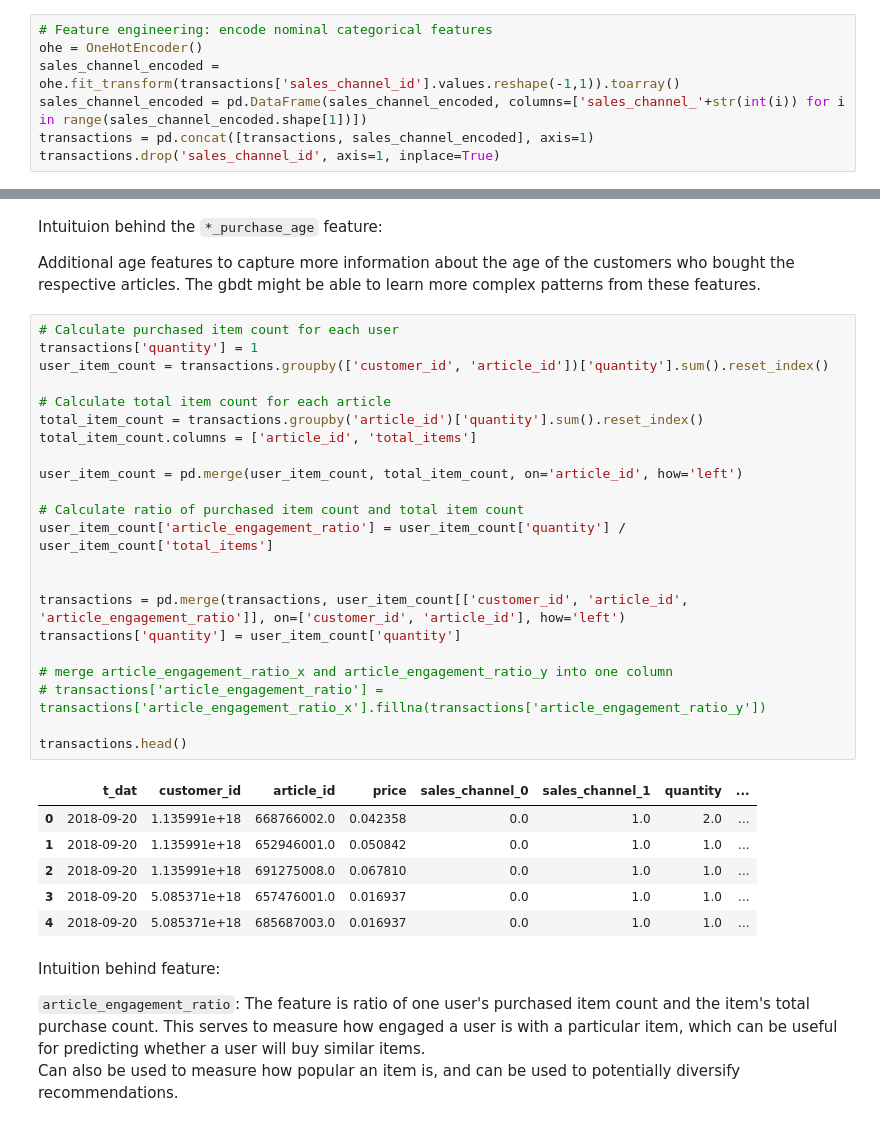
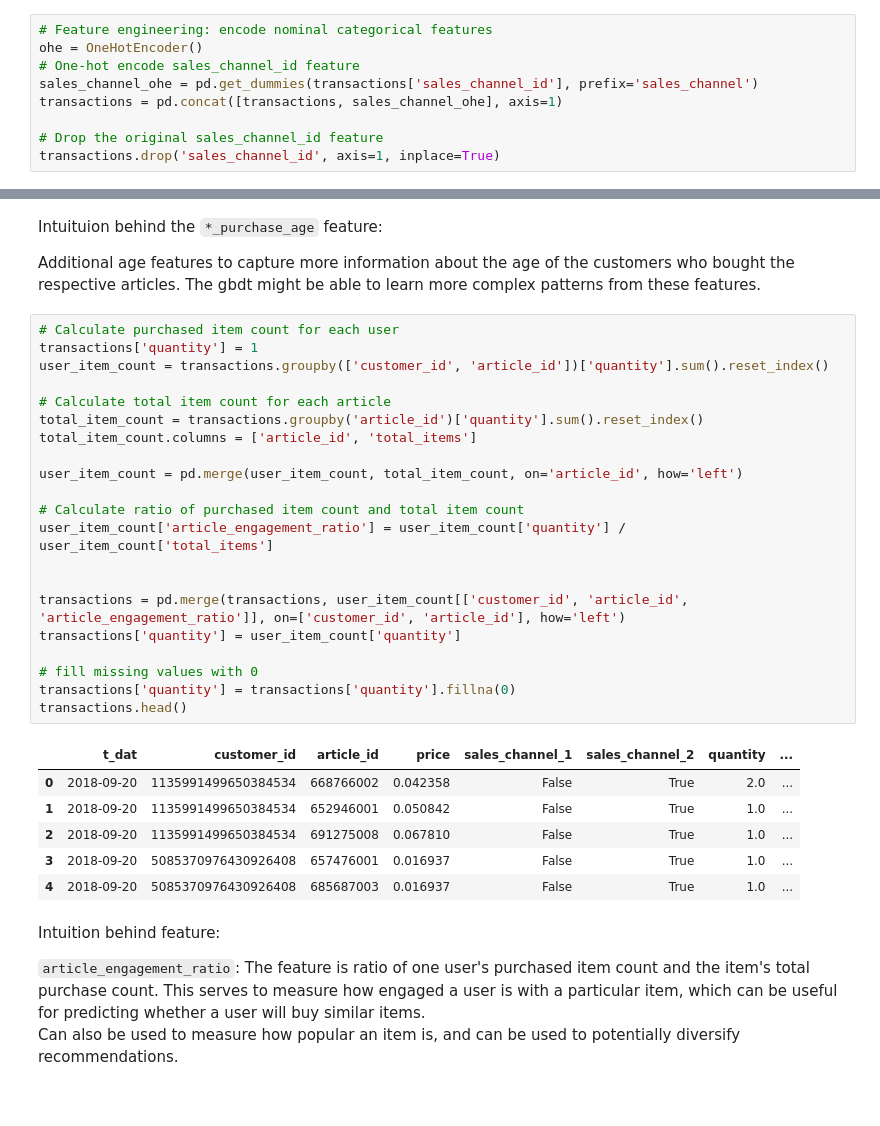
Before and after one commit to Afats/HnM-recco, a Jupyter notebook: hnm-notebook.ipynb, the cells around one changed output, grey strips where cells are left out. Saved outputs shown, nothing was run; the diff lists cells and outputs as text.

Commit message:
missing values fix

```diff
--- a/hnm-notebook.ipynb
+++ b/hnm-notebook.ipynb
@@ -502,7 +532,9 @@ customers.head()
 # %%
 # Feature engineering: encode nominal categorical features
 ohe = OneHotEncoder()
-sales_channel_encoded = ohe.fit_transform(transactions['sales_channel_id'].values.reshape(-1,1)).toarray()
-sales_channel_encoded = pd.DataFrame(sales_channel_encoded, columns=['sales_channel_'+str(int(i)) for i in range(sales_channel_encoded.shape[1])])
-transactions = pd.concat([transactions, sales_channel_encoded], axis=1)
+# One-hot encode sales_channel_id feature
+sales_channel_ohe = pd.get_dummies(transactions['sales_channel_id'], prefix='sales_channel')
+transactions = pd.concat([transactions, sales_channel_ohe], axis=1)
+
+# Drop the original sales_channel_id feature
 transactions.drop('sales_channel_id', axis=1, inplace=True)
@@ -608,32 +647,31 @@ Additional age features to capture more information about the age of the custome
 # %%
 # Calculate purchased item count for each user
 transactions['quantity'] = 1
 user_item_count = transactions.groupby(['customer_id', 'article_id'])['quantity'].sum().reset_index()
 
 # Calculate total item count for each article
 total_item_count = transactions.groupby('article_id')['quantity'].sum().reset_index()
 total_item_count.columns = ['article_id', 'total_items']
 
 user_item_count = pd.merge(user_item_count, total_item_count, on='article_id', how='left')
 
 # Calculate ratio of purchased item count and total item count
 user_item_count['article_engagement_ratio'] = user_item_count['quantity'] / user_item_count['total_items']
 
 
 transactions = pd.merge(transactions, user_item_count[['customer_id', 'article_id', 'article_engagement_ratio']], on=['customer_id', 'article_id'], how='left')
 transactions['quantity'] = user_item_count['quantity']
 
-# merge article_engagement_ratio_x and article_engagement_ratio_y into one column
-# transactions['article_engagement_ratio'] = transactions['article_engagement_ratio_x'].fillna(transactions['article_engagement_ratio_y'])
-
+# fill missing values with 0
+transactions['quantity'] = transactions['quantity'].fillna(0)
 transactions.head()
 # %% [output]
-|  | t_dat | customer_id | article_id | price | sales_channel_0 | sales_channel_1 | quantity | ... |
-| 0 | 2018-09-20 | 1.135991e+18 | 668766002.0 | 0.042358 | 0.0 | 1.0 | 2.0 | ... |
-| 1 | 2018-09-20 | 1.135991e+18 | 652946001.0 | 0.050842 | 0.0 | 1.0 | 1.0 | ... |
-| 2 | 2018-09-20 | 1.135991e+18 | 691275008.0 | 0.067810 | 0.0 | 1.0 | 1.0 | ... |
-| 3 | 2018-09-20 | 5.085371e+18 | 657476001.0 | 0.016937 | 0.0 | 1.0 | 1.0 | ... |
-| 4 | 2018-09-20 | 5.085371e+18 | 685687003.0 | 0.016937 | 0.0 | 1.0 | 1.0 | ... |
+|  | t_dat | customer_id | article_id | price | sales_channel_1 | sales_channel_2 | quantity | ... |
+| 0 | 2018-09-20 | 1135991499650384534 | 668766002 | 0.042358 | False | True | 2.0 | ... |
+| 1 | 2018-09-20 | 1135991499650384534 | 652946001 | 0.050842 | False | True | 1.0 | ... |
+| 2 | 2018-09-20 | 1135991499650384534 | 691275008 | 0.067810 | False | True | 1.0 | ... |
+| 3 | 2018-09-20 | 5085370976430926408 | 657476001 | 0.016937 | False | True | 1.0 | ... |
+| 4 | 2018-09-20 | 5085370976430926408 | 685687003 | 0.016937 | False | True | 1.0 | ... |
 # %% [markdown]
 Intuition behind feature: <br>
 
```
Also changed, not shown: parts of 14 cells of this notebook.
